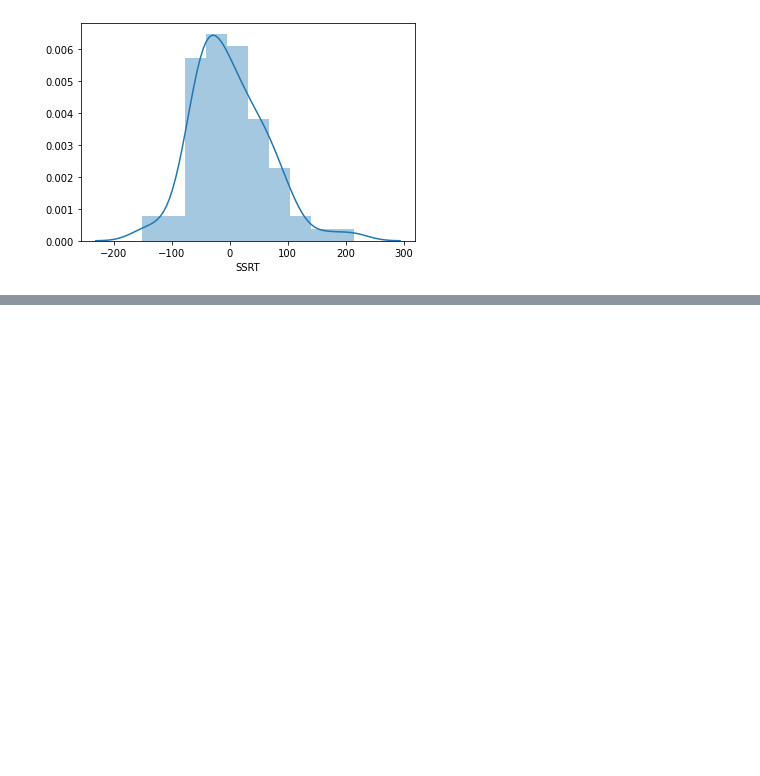
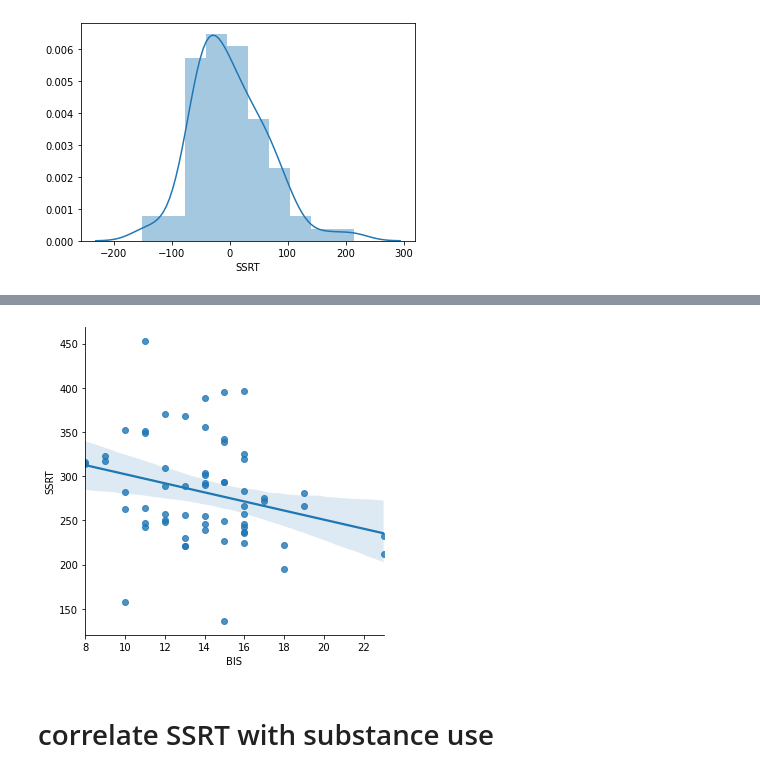
Before and after one commit to tbweng/ULG, a Jupyter notebook: analyses/brain-behavior_analysis.ipynb, the cells around one changed output, grey strips where cells are left out. Saved outputs shown, nothing was run; the diff lists cells and outputs as text; code cells hidden in the pictures; blank space fills up the shorter version.

```diff
--- a/analyses/brain-behavior_analysis.ipynb
+++ b/analyses/brain-behavior_analysis.ipynb
@@ -178,0 +207,26 @@ g = sns.lmplot(y="SSRT_demeaned", x="zstat", col="roi",
+# %%
+
+import redcap
+
+API_Token = 'E39C06339AD734320FF31D02CA0DB8CA'
+project = redcap.Project('https://redcap.dellmed.utexas.edu/api/', API_Token)
+
+# extract metadata for field to label mapping
+field_to_label = {f['field_name']: f['field_label'] for f in project.metadata}
+# %%
+
+# extract list of field names
+
+varlist = [key for key, val in field_to_label.items() if 'bis_' in key][2:]
+varlist[-4:]
+
+# export data from redcap to notebook
+bis_fieldlist = ['record_id', 'redcap_event_name' ] + varlist[-4:]
+
+df_bis = project.export_records(fields=bis_fieldlist, format='df')
+
+df_bis = df_bis.iloc[df_bis.index.get_level_values('redcap_event_name') == 'home_surveys_arm_1']
+df_bis = df_bis.rename(columns=field_to_label)
+
+
+df_bis.head()
@@ -178,0 +261,5 @@ g = sns.lmplot(y="SSRT_demeaned", x="zstat", col="roi",
+# %%
+df_bis.reset_index(inplace=True)
+df_bis['participant'] = df_bis['record_id'].str.split('ulg_', expand = True)[1].str.lstrip('0')
+# %%
+ssrt_bis = pd.merge(ssrt, df_bis, how = 'left', on = 'participant')
@@ -178,0 +282,7 @@ g = sns.lmplot(y="SSRT_demeaned", x="zstat", col="roi",
+# %%
+g = sns.lmplot(y="SSRT", x="BIS",
+               data=ssrt_bis, height=5)
+# %% [output]
+[figure, added]
+# %% [markdown]
+# correlate SSRT with substance use
```
Also changed, not shown: parts of 17 cells of this notebook.
